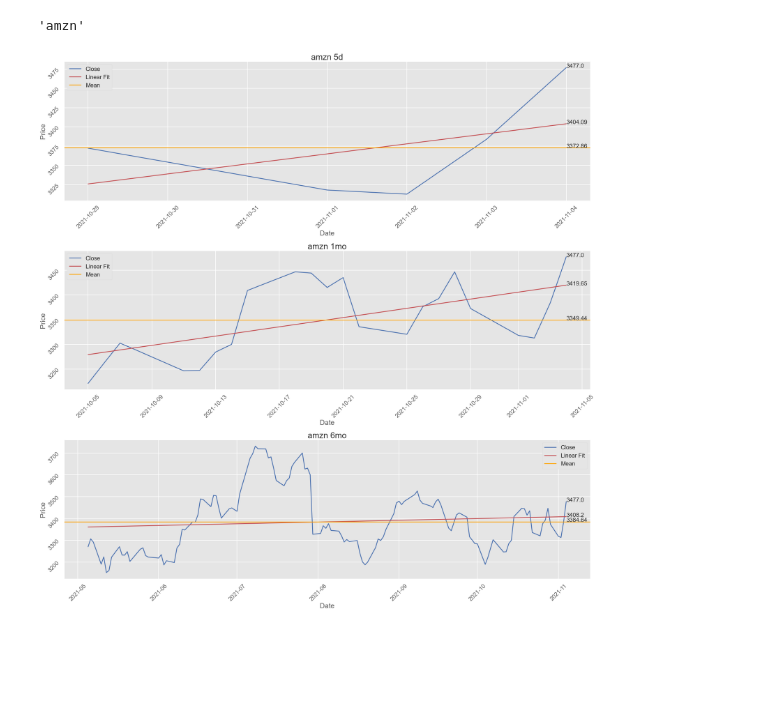
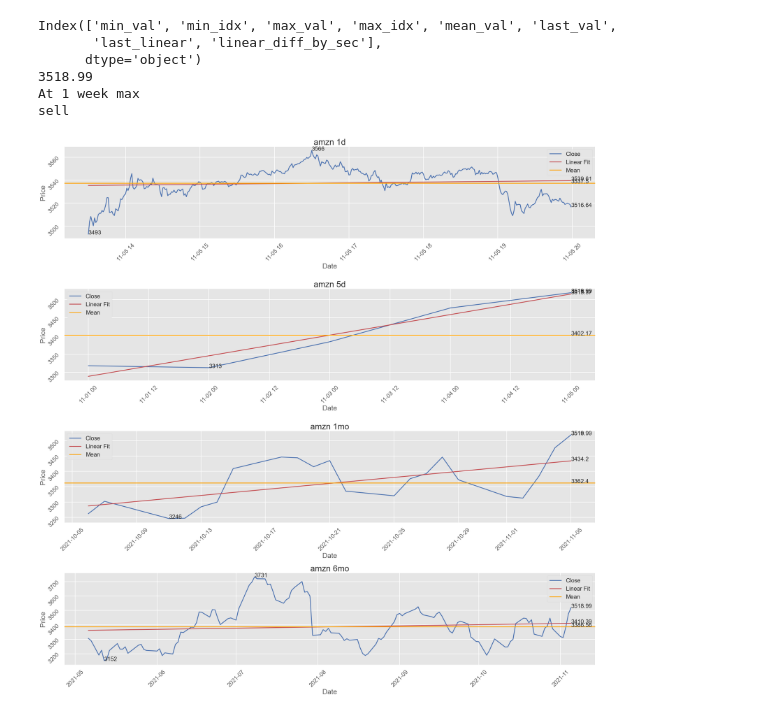
Before and after one commit to seantanken/GalvanizeRepo, a Jupyter notebook: stock_analyzer/yfinance_stock_analysis.ipynb, the cells around one changed output. Drawn from its saved outputs; the diff is of its cells as text; code cells hidden in the pictures; blank space fills up the shorter version.

Commit message:
added methods to get values from data and perform analysis of values

```diff
--- a/stock_analyzer/yfinance_stock_analysis.ipynb
+++ b/stock_analyzer/yfinance_stock_analysis.ipynb
@@ -16,20 +16,22 @@ def get_stock(stock_ticker):
     #periods = “1d”, “5d”, “1mo”, “3mo”, “6mo”, “1y”, “2y”, “5y”, “10y”, “ytd”, “max”
     stock_dic = {}
     stock_dic['ticker'] = stock_ticker
-    #stock_dic['1d'] = stock.history(period='1d', interval='1m', actions=False)
+    stock_dic['1d'] = stock.history(period='1d', interval='1m', actions=False)
     stock_dic['5d'] = stock.history(period='5d', interval='1d', actions=False)
     stock_dic['1mo'] = stock.history(period='1mo', interval='1d', actions=False)
     stock_dic['6mo'] = stock.history(period='6mo', interval='1d', actions=False)
 
     return stock_dic
 # %%
-def get_linear_fit(df):
+def get_linear_fit(df, period):
     df_copy = df.copy()
-    #days from start does not work with 1d since it is by the minute
-    df_copy['days_from_start'] = (df_copy.index - df_copy.index[0]).days
-    x = df_copy.loc[:, 'days_from_start'].T
+    if period == '1d':
+        df_copy['period_from_start'] = (df_copy.index - df_copy.index[0]).seconds
+    else:
+        df_copy['period_from_start'] = (df_copy.index - df_copy.index[0]).days
+    x = df_copy.loc[:, 'period_from_start'].T
     y = df_copy.loc[:, 'Close']
     polyfit_close = np.polyfit(x, y, 1)
     function = np.poly1d(polyfit_close)
-    df_copy['linear_fit'] = function(df_copy.loc[:, 'days_from_start'])
+    df_copy['linear_fit'] = function(df_copy.loc[:, 'period_from_start'])
     return df_copy
@@ -38,8 +90,13 @@ stock_dic = get_stock('amzn')
 # %%
 for i, key in enumerate(stock_dic.keys()):
     if i > 0:
-        stock_dic[key] = get_linear_fit(stock_dic[key])
+        stock_dic[key] = get_linear_fit(stock_dic[key], key)
-# %%
-stock_dic['ticker']
-# %% [output]
-'amzn'
+# %%
+analysis(stock_dic)
+# %% [output]
+Index(['min_val', 'min_idx', 'max_val', 'max_idx', 'mean_val', 'last_val',
+       'last_linear', 'linear_diff_by_sec'],
+      dtype='object')
+3518.99
+At 1 week max
+sell
@@ -46,26 +114,29 @@ stock_dic['ticker']
 # %%
 plt.rcParams.update({'font.size': 22})
-fig, ax = plt.subplots(3, figsize=(30, 30))
+fig, ax = plt.subplots(4, figsize=(30, 30))
 
 for j, key in enumerate(stock_dic.keys()):
     if j > 0:
         i = j - 1
         ax[i].set_title(f'{stock_dic["ticker"]} {key}')
         ax[i].plot(stock_dic[key].loc[:, 'Close'], color='b', label='Close')
         ax[i].plot(stock_dic[key].loc[:, 'linear_fit'], color='r', label='Linear Fit')
         ax[i].axhline(stock_dic[key].loc[:, 'Close'].mean(), color='orange', label='Mean')
+
+        ax[i].annotate(round(stock_dic[key].loc[:, 'Close'].max()), (stock_dic[key].loc[:, 'Close'].idxmax(), stock_dic[key].loc[:, 'Close'].max()))
+        ax[i].annotate(round(stock_dic[key].loc[:, 'Close'].min()), (stock_dic[key].loc[:, 'Close'].idxmin(), stock_dic[key].loc[:, 'Close'].min()))
 
         ax[i].annotate(round(stock_dic[key].loc[:, 'Close'].iloc[-1], 2), (stock_dic[key].index[-1], stock_dic[key].loc[:, 'Close'].iloc[-1]))
         ax[i].annotate(round(stock_dic[key].loc[:, 'linear_fit'].iloc[-1], 2), (stock_dic[key].index[-1], stock_dic[key].loc[:, 'linear_fit'].iloc[-1]))
         ax[i].annotate(round(stock_dic[key].loc[:, 'Close'].mean(), 2), (stock_dic[key].index[-1], stock_dic[key].loc[:, 'Close'].mean()))
 
         ax[i].legend()
 
         ax[i].set_xlabel('Date')
         ax[i].set_ylabel('Price')
         ax[i].tick_params(labelrotation=45)
 
 plt.tight_layout()
 plt.show()
 # %% [output]
-[figure, old version]
+[figure, new version]
```
Also changed, not shown: parts of 8 cells of this notebook.
